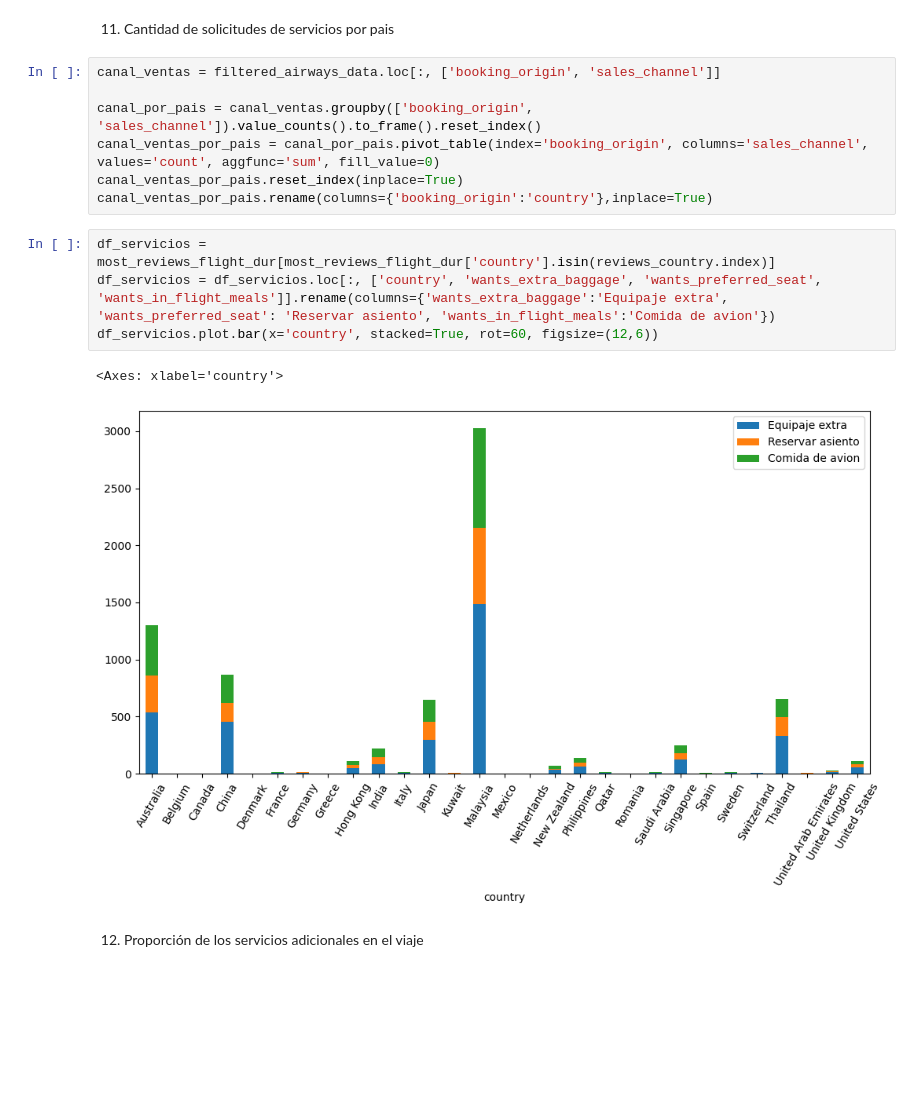
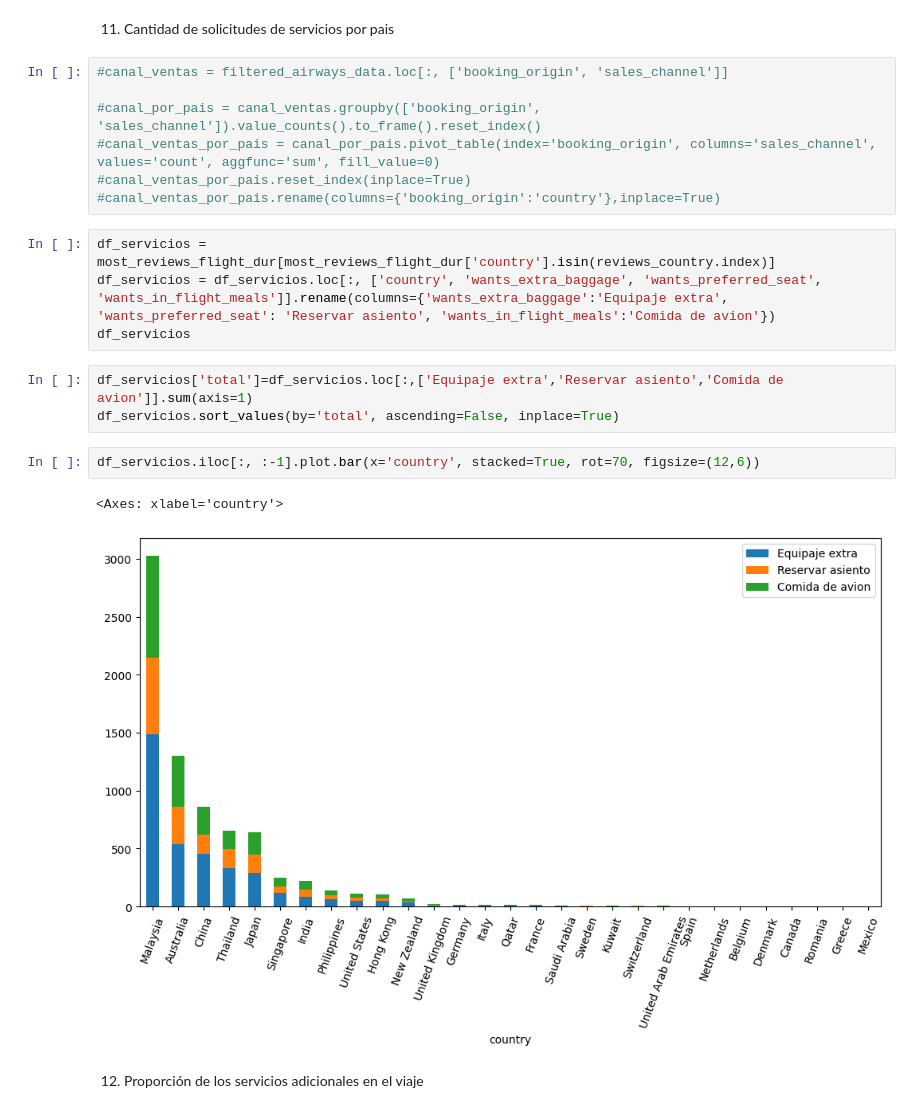
Before and after one commit to agalarza768/TP1-Orga_de_datos, a Jupyter notebook: TP_Orga.ipynb, the cells around one changed output. Saved outputs shown, nothing was run; the diff lists cells and outputs as text; blank space fills up the shorter version.

```diff
--- a/TP_Orga.ipynb
+++ b/TP_Orga.ipynb
@@ -571,19 +576,24 @@ Text(0, 0.5, 'Promedio de puntuacion')
 # %% [markdown]
 11) Cantidad de solicitudes de servicios por pais
 # %%
-canal_ventas = filtered_airways_data.loc[:, ['booking_origin', 'sales_channel']]
+#canal_ventas = filtered_airways_data.loc[:, ['booking_origin', 'sales_channel']]
 
-canal_por_pais = canal_ventas.groupby(['booking_origin', 'sales_channel']).value_counts().to_frame().reset_index()
-canal_ventas_por_pais = canal_por_pais.pivot_table(index='booking_origin', columns='sales_channel', values='count', aggfunc='sum', fill_value=0)
-canal_ventas_por_pais.reset_index(inplace=True)
-canal_ventas_por_pais.rename(columns={'booking_origin':'country'},inplace=True)
+#canal_por_pais = canal_ventas.groupby(['booking_origin', 'sales_channel']).value_counts().to_frame().reset_index()
+#canal_ventas_por_pais = canal_por_pais.pivot_table(index='booking_origin', columns='sales_channel', values='count', aggfunc='sum', fill_value=0)
+#canal_ventas_por_pais.reset_index(inplace=True)
+#canal_ventas_por_pais.rename(columns={'booking_origin':'country'},inplace=True)
 # %%
 df_servicios = most_reviews_flight_dur[most_reviews_flight_dur['country'].isin(reviews_country.index)]
 df_servicios = df_servicios.loc[:, ['country', 'wants_extra_baggage', 'wants_preferred_seat', 'wants_in_flight_meals']].rename(columns={'wants_extra_baggage':'Equipaje extra', 'wants_preferred_seat': 'Reservar asiento', 'wants_in_flight_meals':'Comida de avion'})
-df_servicios.plot.bar(x='country', stacked=True, rot=60, figsize=(12,6))
+df_servicios
-# %% [output]
-<Axes: xlabel='country'>
-[figure, removed]
+# %%
+df_servicios['total']=df_servicios.loc[:,['Equipaje extra','Reservar asiento','Comida de avion']].sum(axis=1)
+df_servicios.sort_values(by='total', ascending=False, inplace=True)
+# %%
+df_servicios.iloc[:, :-1].plot.bar(x='country', stacked=True, rot=70, figsize=(12,6))
+# %% [output]
+<Axes: xlabel='country'>
+[figure, added]
 # %% [markdown]
 12) Proporción de los servicios adicionales en el viaje
 # %%
```
Also changed, not shown: parts of 13 cells of this notebook.
